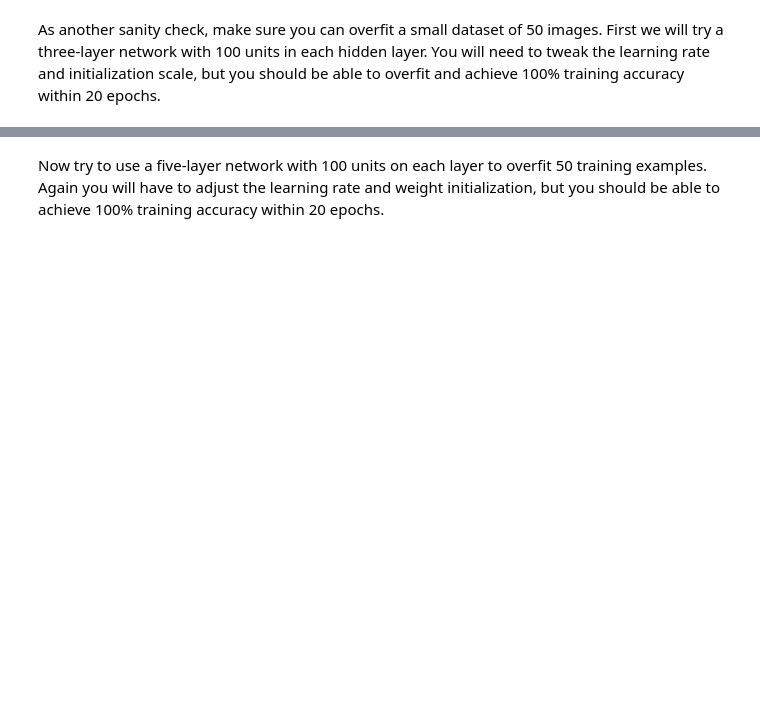
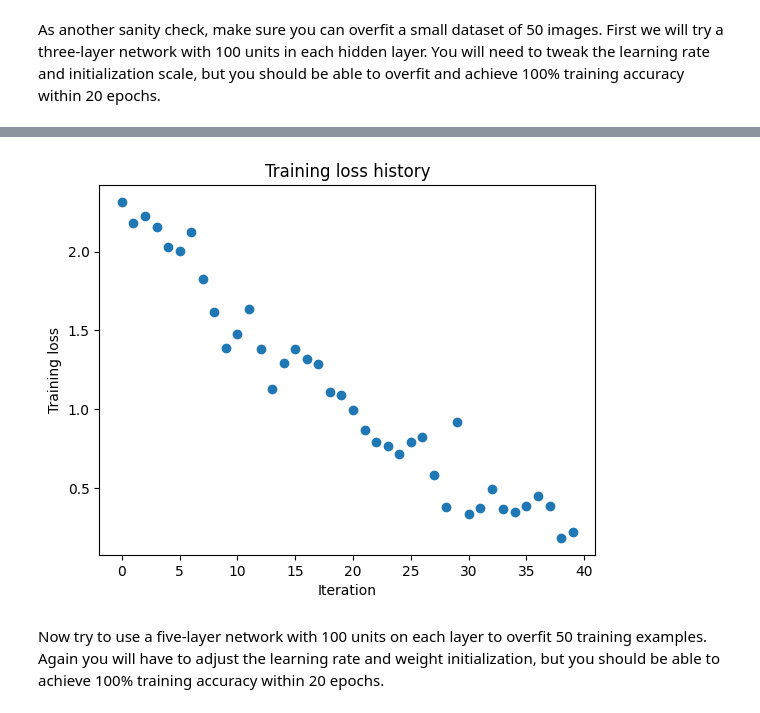
Before and after one commit to Spriggan999/FA26-CS-182, a Jupyter notebook: hw00/code/networks.ipynb, the cells around one changed output, grey strips where cells are left out. Drawn from its saved outputs; the diff is of its cells as text; code cells hidden in the pictures; blank space fills up the shorter version.

```diff
--- a/hw00/code/networks.ipynb
+++ b/hw00/code/networks.ipynb
@@ -205,8 +205,8 @@ def affine_forward(x, w, b):
     - out: output, of shape (N, M)
     - cache: (x, w, b)
     """
-    x_reshaped = x.reshape(x.shape[0], w.shape[0])
-    out = (x_reshaped @ w) + b.T
+    x_reshaped = x.reshape(x.shape[0], -1)
+    out = (x_reshaped @ w) + b
     #############################################################################
     # TODO: Implement the affine forward pass. Store the result in out. You     #
     # will need to reshape the input into rows.                                 #
@@ -265,7 +265,7 @@ def affine_backward(dout, cache):
     - db: Gradient with respect to b, of shape (M,)
     """
     x, w, b = cache
-    x_reshaped = x.reshape(x.shape[0], w.shape[0]) # N * D
+    x_reshaped = x.reshape(x.shape[0], -1) # N * D
     dx, dw, db = (dout @ w.T).reshape(x.shape), x_reshaped.T @ dout, dout.T @ np.ones(dout.shape[0])
     #############################################################################
     # TODO: Implement the affine backward pass.                                 #
@@ -700,10 +700,12 @@ class FullyConnectedNet(object):
         #                                                                          #
         ############################################################################
 
+        dims = [input_dim] + hidden_dims + [num_classes]
+
         rng = np.random.default_rng()
-        for cur_num in range(len(hidden_dims)):
-          self.params['W' + str(cur_num)] = rng.normal(loc=0.0, scale=weight_scale, size=(input_dim, hidden_dims[cur_num]))
-          self.params['b' + str(cur_num)] = rng.normal(loc=0.0, scale=0, size=(hidden_dims[cur_num],))
+        for cur_num in range(1, len(dims)):
+          self.params['W' + str(cur_num)] = rng.normal(loc=0.0, scale=weight_scale, size=(dims[cur_num - 1], dims[cur_num]))
+          self.params['b' + str(cur_num)] = rng.normal(loc=0.0, scale=0, size=(dims[cur_num],))
 
         ############################################################################
         #                             END OF YOUR CODE                             #
@@ -725,7 +727,7 @@ class FullyConnectedNet(object):
         # pass of the second batch normalization layer, etc.
         self.bn_params = []
         if self.use_batchnorm:
-            self.bn_params = [{'mode': 'train'} for i in range(self.num_layers - 1)]
+            self.bn_params = [{'mode': 'train'} for i in range(1, self.num_layers)]
 
         # Cast all parameters to the correct datatype
         for k, v in self.params.items():
@@ -757,7 +759,7 @@ class FullyConnectedNet(object):
         layers = []
         caches = []
         X_not_tuple = X
-        for cur_num in range(self.num_layers - 1):
+        for cur_num in range(1, self.num_layers):
           layer_cur, cache_cur =  affine_relu_forward(X_not_tuple, self.params['W' + str(cur_num)], self.params['b' + str(cur_num)])
           layers.append(layer_cur)
           caches.append(cache_cur)
@@ -792,8 +794,10 @@ class FullyConnectedNet(object):
 
         loss, dx_final = softmax_loss(scores, y)
         dx_cur, dw_cur, db_cur = affine_backward(dx_final, caches[-1])
-        for cur_num in (range(len(caches) - 1, -1, -1)):
-          dx_cur, dw_cur, db_cur = affine_relu_backward(dx_cur, caches[cur_num])
+        grads['W' + str(self.num_layers)] = dw_cur + self.reg * self.params['W' + str(self.num_layers)]
+        grads['b' + str(self.num_layers)] = db_cur
+        for cur_num in (range(self.num_layers - 1, 0, -1)):
+          dx_cur, dw_cur, db_cur = affine_relu_backward(dx_cur, caches[cur_num - 1])
           grads['W' + str(cur_num)] = dw_cur + self.reg * self.params['W' + str(cur_num)]
           grads['b' + str(cur_num)] = db_cur
           loss += self.reg * 0.5 * (np.sum(self.params['W' + str(cur_num)] ** 2))
@@ -989,7 +1007,10 @@ small_data = {
 }
 
 ############################################################################
+# TODO: Tune these parameters to get 100% train accuracy within 20 epochs. #
 ############################################################################
+weight_scale = 0.01
+learning_rate = 0.005
 ############################################################################
 #                             END OF YOUR CODE                             #
 ############################################################################
@@ -1010,3 +1031,4 @@ plt.title('Training loss history')
 plt.xlabel('Iteration')
 plt.ylabel('Training loss')
 plt.show()
+# %% [output]
@@ -1013,3 +1052,4 @@ plt.show()
+[figure, added]
 # %% [markdown]
 Now try to use a five-layer network with 100 units on each layer to overfit 50 training examples. Again you will have to adjust the learning rate and weight initialization, but you should be able to achieve 100% training accuracy within 20 epochs.
 # %%
```
Also changed, not shown: parts of 7 cells of this notebook.
